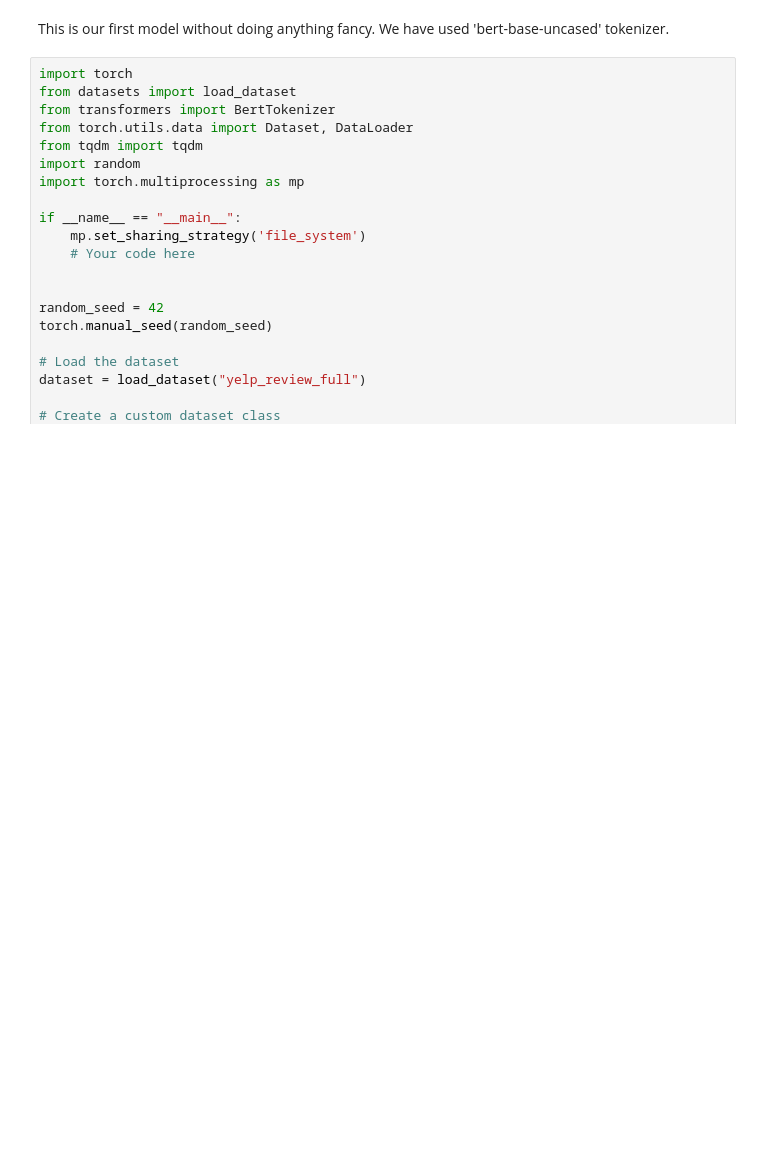
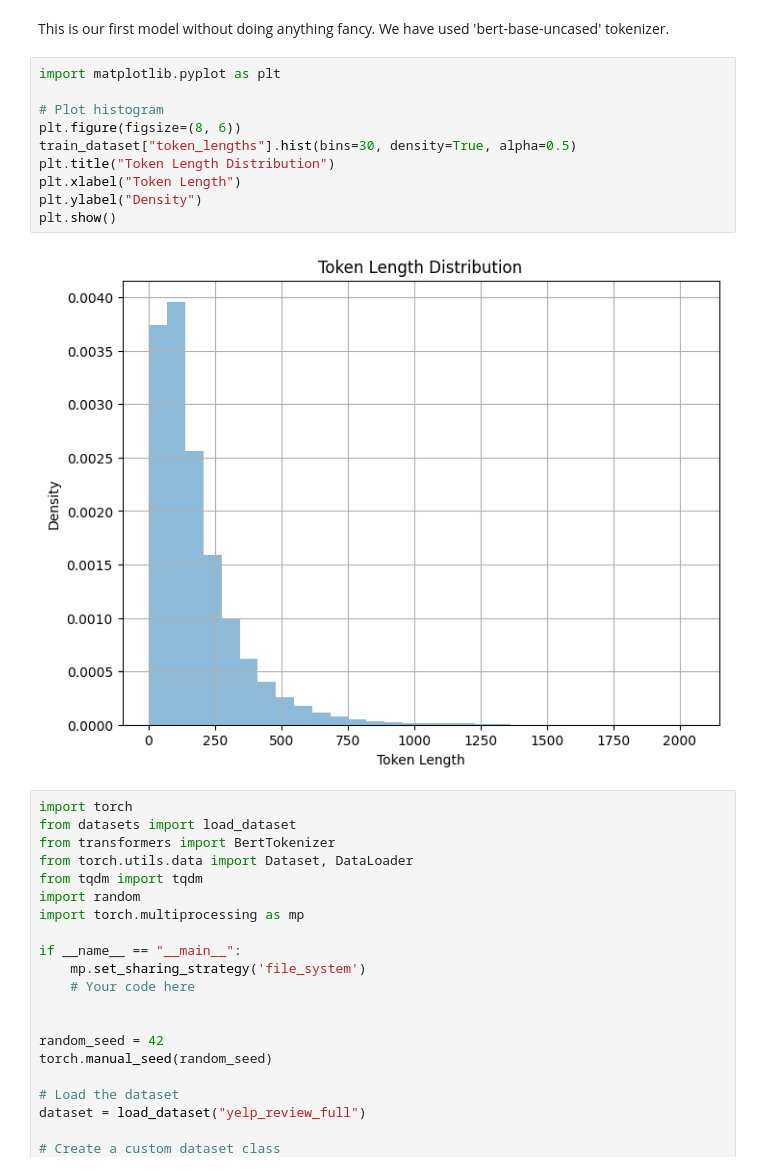
Before and after one commit to mehmetemreakbulut/YELP-Rating, a Jupyter notebook: Training&Evaluation_Report.ipynb, the cells around one changed output. Drawn from its saved outputs; the diff is of its cells as text; blank space fills up the shorter version.

```diff
--- a/Training&Evaluation_Report.ipynb
+++ b/Training&Evaluation_Report.ipynb
@@ -28,6 +28,18 @@ Let's start to investigate our models step by step.
 #### Baseline
 # %% [markdown]
 This is our first model without doing anything fancy. We have used 'bert-base-uncased' tokenizer.
+# %%
+import matplotlib.pyplot as plt
+
+# Plot histogram
+plt.figure(figsize=(8, 6))
+train_dataset["token_lengths"].hist(bins=30, density=True, alpha=0.5)
+plt.title("Token Length Distribution")
+plt.xlabel("Token Length")
+plt.ylabel("Density")
+plt.show()
+# %% [output]
+[figure, added]
 # %%
 import torch
 from datasets import load_dataset
```
Also changed, not shown: parts of 12 cells of this notebook.
